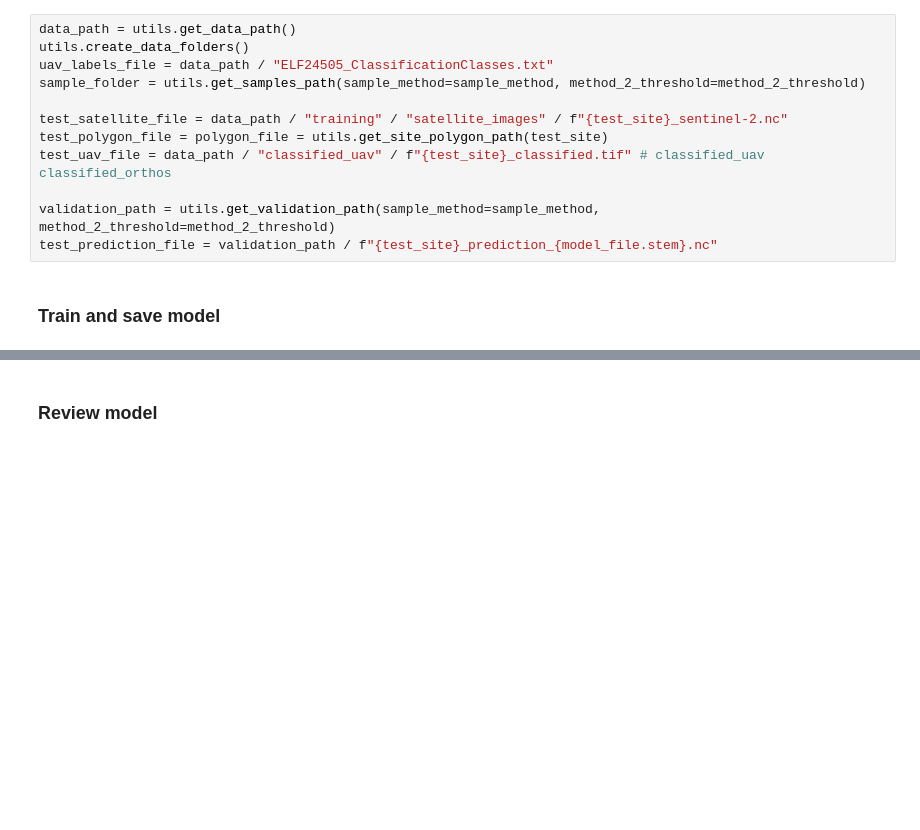
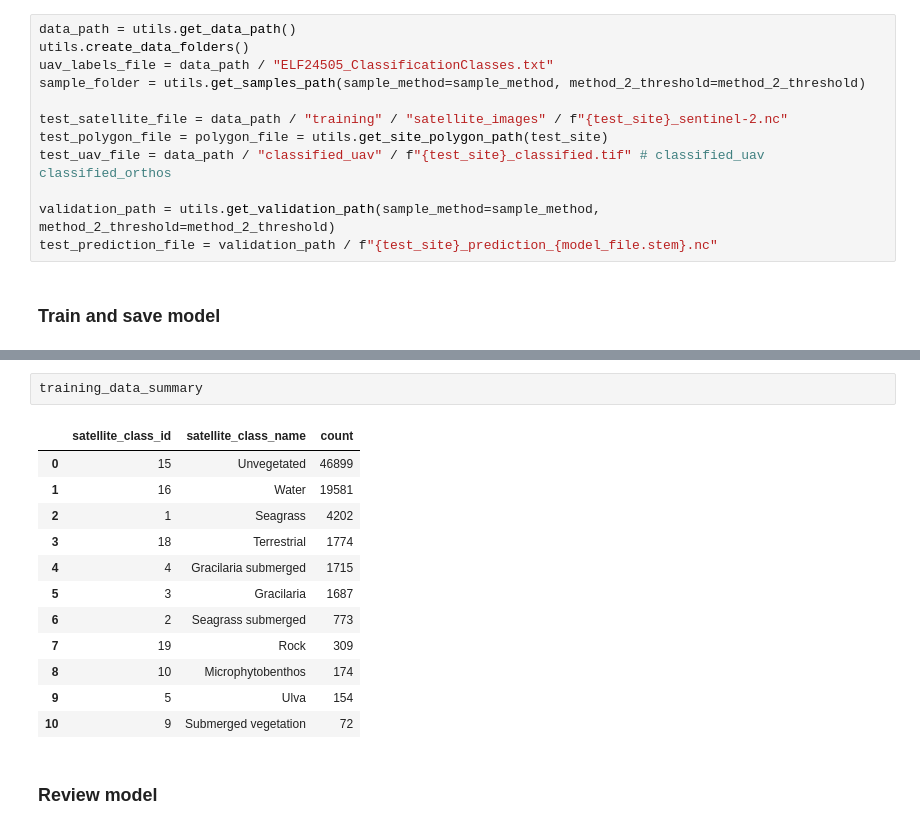
Before and after one commit to niwa/seagrass-detection, a Jupyter notebook: notebooks/train_and_validate.ipynb, the cells around one changed output, grey strips where cells are left out. Drawn from its saved outputs; the diff is of its cells as text; blank space fills up the shorter version.

```diff
--- a/notebooks/train_and_validate.ipynb
+++ b/notebooks/train_and_validate.ipynb
@@ -190,3 +263,18 @@ if uav_classes_in_training is not None:
+# %%
+training_data_summary
+# %% [output]
+|  | satellite_class_id | satellite_class_name | count |
+| 0 | 15 | Unvegetated | 46899 |
+| 1 | 16 | Water | 19581 |
+| 2 | 1 | Seagrass | 4202 |
+| 3 | 18 | Terrestrial | 1774 |
+| 4 | 4 | Gracilaria submerged | 1715 |
+| 5 | 3 | Gracilaria | 1687 |
+| 6 | 2 | Seagrass submerged | 773 |
+| 7 | 19 | Rock | 309 |
+| 8 | 10 | Microphytobenthos | 174 |
+| 9 | 5 | Ulva | 154 |
+| 10 | 9 | Submerged vegetation | 72 |
 # %% [markdown]
 ### Review model
 # %%
```
Also changed, not shown: parts of 17 cells of this notebook, 3 other files.
